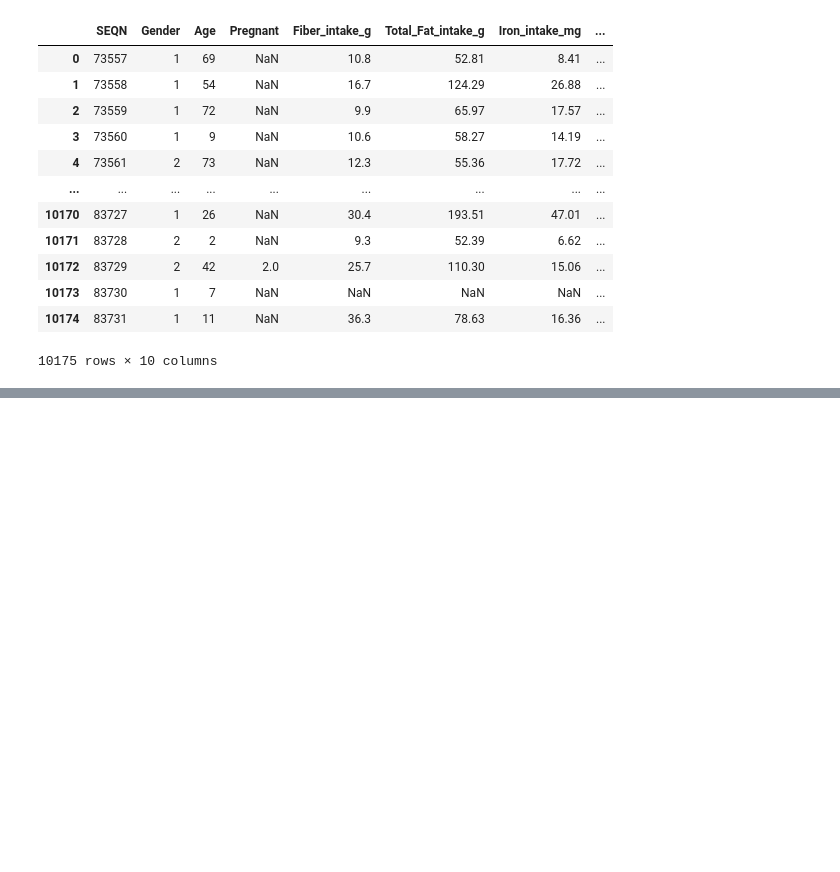
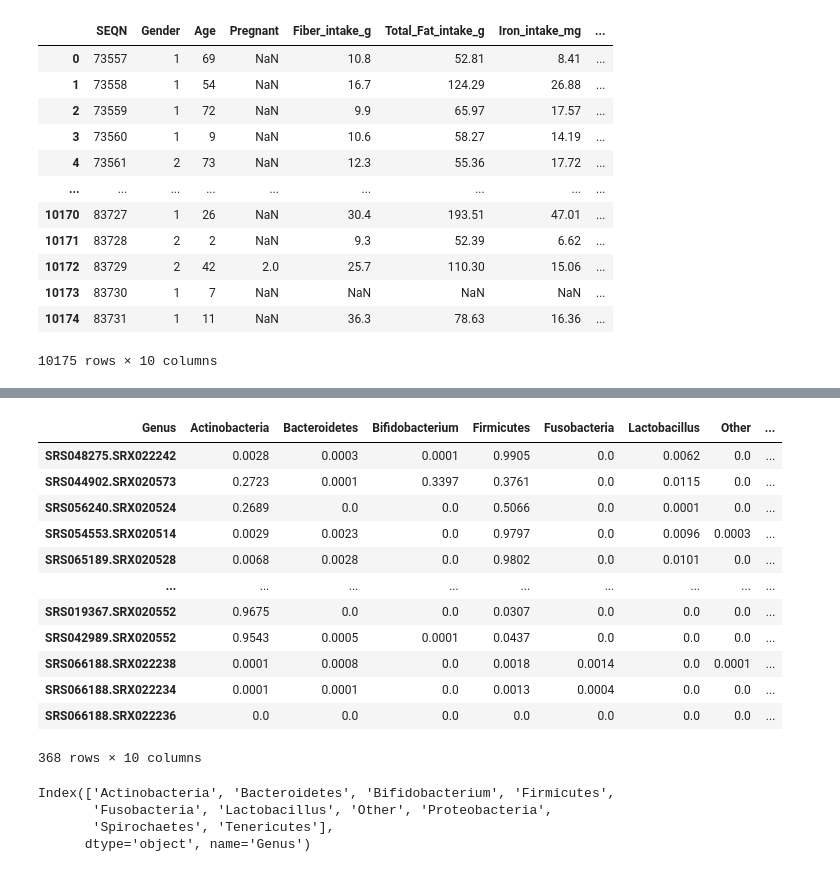
Before and after one commit to mariaponomarova/ML_project, a Jupyter notebook: iron_deficiency_data.ipynb, the cells around one changed output, grey strips where cells are left out. Saved outputs shown, nothing was run; the diff lists cells and outputs as text; code cells hidden in the pictures; blank space fills up the shorter version.

```diff
--- a/iron_deficiency_data.ipynb
+++ b/iron_deficiency_data.ipynb
@@ -107,0 +257,27 @@ df
+# %%
+genus_abundance = genus_abundance.T
+genus_abundance
+# %% [output]
+| Genus | Actinobacteria | Bacteroidetes | Bifidobacterium | Firmicutes | Fusobacteria | Lactobacillus | Other | ... |
+| SRS048275.SRX022242 | 0.0028 | 0.0003 | 0.0001 | 0.9905 | 0.0 | 0.0062 | 0.0 | ... |
+| SRS044902.SRX020573 | 0.2723 | 0.0001 | 0.3397 | 0.3761 | 0.0 | 0.0115 | 0.0 | ... |
+| SRS056240.SRX020524 | 0.2689 | 0.0 | 0.0 | 0.5066 | 0.0 | 0.0001 | 0.0 | ... |
+| SRS054553.SRX020514 | 0.0029 | 0.0023 | 0.0 | 0.9797 | 0.0 | 0.0096 | 0.0003 | ... |
+| SRS065189.SRX020528 | 0.0068 | 0.0028 | 0.0 | 0.9802 | 0.0 | 0.0101 | 0.0 | ... |
+| ... | ... | ... | ... | ... | ... | ... | ... | ... |
+| SRS019367.SRX020552 | 0.9675 | 0.0 | 0.0 | 0.0307 | 0.0 | 0.0 | 0.0 | ... |
+| SRS042989.SRX020552 | 0.9543 | 0.0005 | 0.0001 | 0.0437 | 0.0 | 0.0 | 0.0 | ... |
+| SRS066188.SRX022238 | 0.0001 | 0.0008 | 0.0 | 0.0018 | 0.0014 | 0.0 | 0.0001 | ... |
+| SRS066188.SRX022234 | 0.0001 | 0.0001 | 0.0 | 0.0013 | 0.0004 | 0.0 | 0.0 | ... |
+| SRS066188.SRX022236 | 0.0 | 0.0 | 0.0 | 0.0 | 0.0 | 0.0 | 0.0 | ... |
+368 rows × 10 columns
+# %%
+# Print the column names to check availability
+print(genus_abundance.columns)
+
+# Adjust accordingly based on available columns
+# %% [output]
+Index(['Actinobacteria', 'Bacteroidetes', 'Bifidobacterium', 'Firmicutes',
+       'Fusobacteria', 'Lactobacillus', 'Other', 'Proteobacteria',
+       'Spirochaetes', 'Tenericutes'],
+      dtype='object', name='Genus')
```
Also changed, not shown: parts of 7 cells of this notebook.
